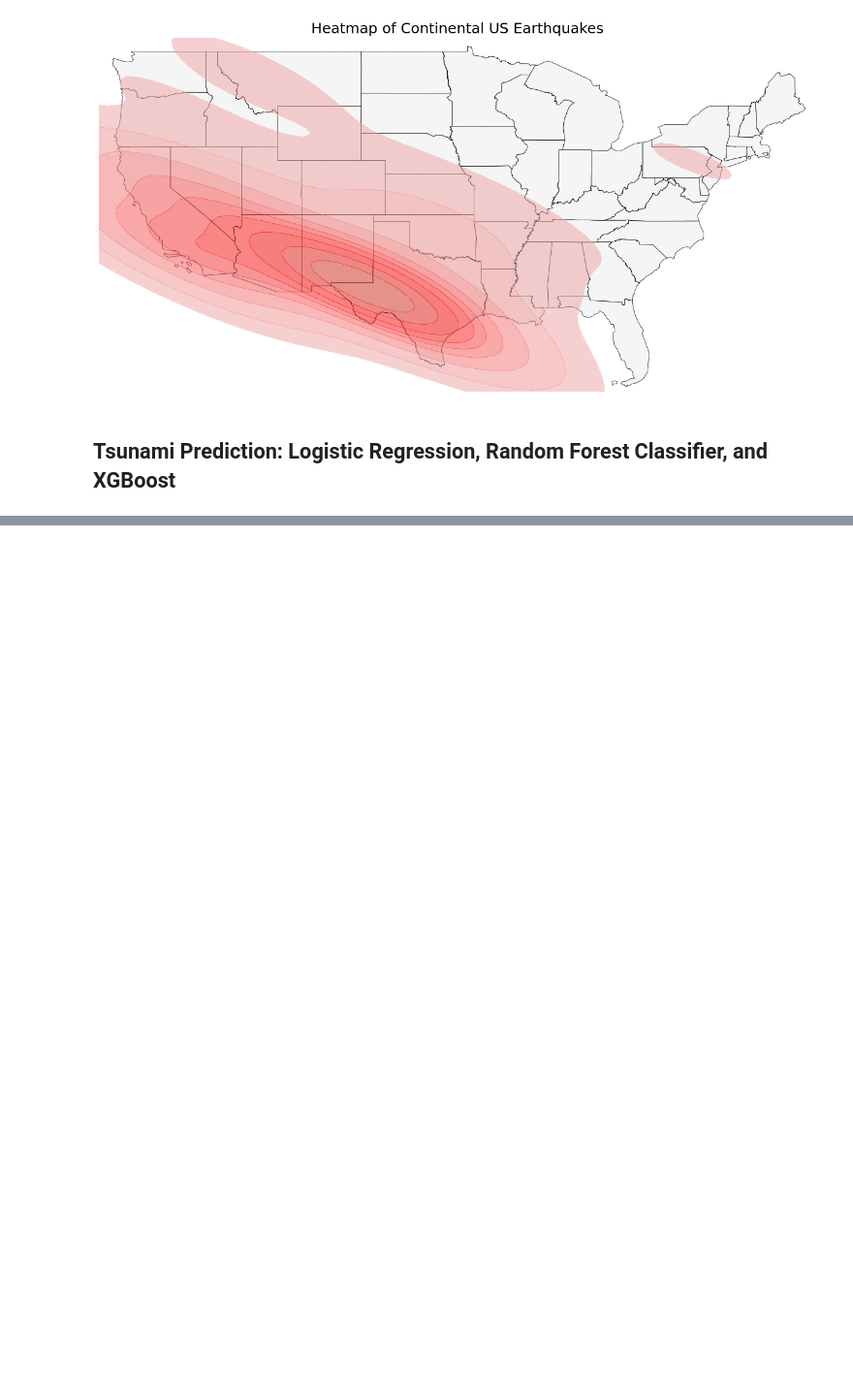
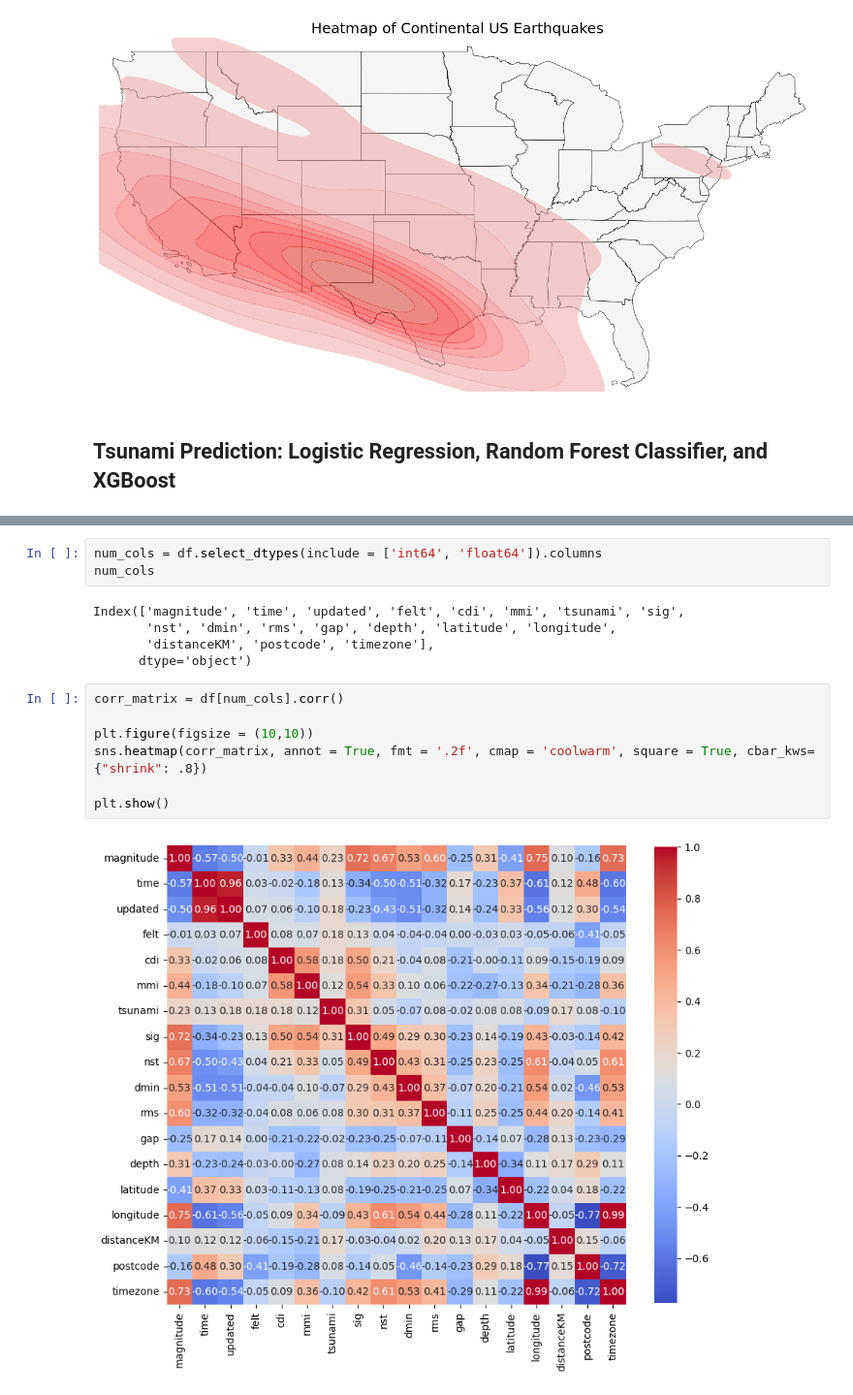
Before and after one commit to connormcmanigal/data-analysis-ML-geospatial-earthquake, a Jupyter notebook: geoanalysis.ipynb, the cells around one changed output, grey strips where cells are left out. Shown at 97% size. Saved outputs shown, nothing was run; the diff lists cells and outputs as text; blank space fills up the shorter version.

```diff
--- a/geoanalysis.ipynb
+++ b/geoanalysis.ipynb
@@ -365,0 +348,17 @@ Available kernels:
+# %%
+num_cols = df.select_dtypes(include = ['int64', 'float64']).columns
+num_cols
+# %% [output]
+Index(['magnitude', 'time', 'updated', 'felt', 'cdi', 'mmi', 'tsunami', 'sig',
+       'nst', 'dmin', 'rms', 'gap', 'depth', 'latitude', 'longitude',
+       'distanceKM', 'postcode', 'timezone'],
+      dtype='object')
+# %%
+corr_matrix = df[num_cols].corr()
+
+plt.figure(figsize = (10,10))
+sns.heatmap(corr_matrix, annot = True, fmt = '.2f', cmap = 'coolwarm', square = True, cbar_kws={"shrink": .8})
+
+plt.show()
+# %% [output]
+[figure, added]
```
Also changed, not shown: parts of 5 cells of this notebook.
